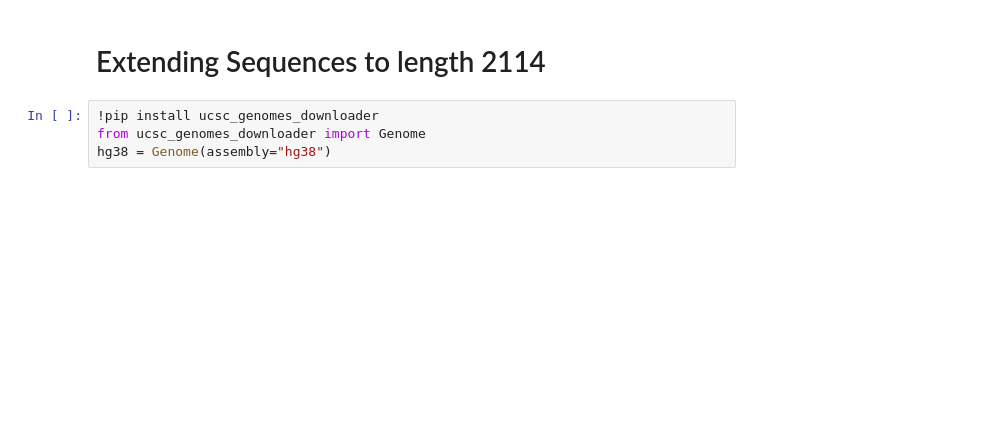
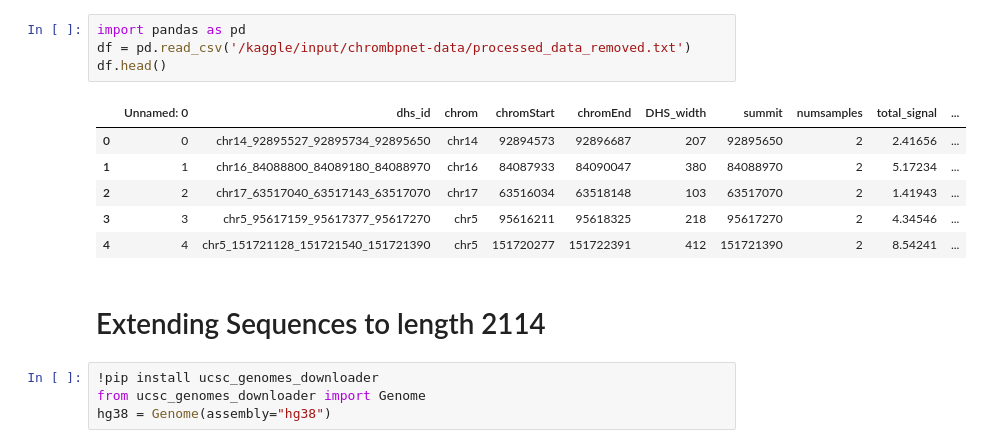
Before and after one commit to pinellolab/DNA-Diffusion, a Jupyter notebook: notebooks/experiments/chrombpnet-heatmap.ipynb, the cells around one changed output. Drawn from its saved outputs; the diff is of its cells as text; blank space fills up the shorter version.

```diff
--- a/notebooks/experiments/chrombpnet-heatmap.ipynb
+++ b/notebooks/experiments/chrombpnet-heatmap.ipynb
@@ -30,3 +30,14 @@ To enable them in other operations, rebuild TensorFlow with the appropriate comp
+# %%
+import pandas as pd
+df = pd.read_csv('/kaggle/input/chrombpnet-data/processed_data_removed.txt')
+df.head()
+# %% [output]
+|  | Unnamed: 0 | dhs_id | chrom | chromStart | chromEnd | DHS_width | summit | numsamples | total_signal | ... |
+| 0 | 0 | chr14_92895527_92895734_92895650 | chr14 | 92894573 | 92896687 | 207 | 92895650 | 2 | 2.41656 | ... |
+| 1 | 1 | chr16_84088800_84089180_84088970 | chr16 | 84087933 | 84090047 | 380 | 84088970 | 2 | 5.17234 | ... |
+| 2 | 2 | chr17_63517040_63517143_63517070 | chr17 | 63516034 | 63518148 | 103 | 63517070 | 2 | 1.41943 | ... |
+| 3 | 3 | chr5_95617159_95617377_95617270 | chr5 | 95616211 | 95618325 | 218 | 95617270 | 2 | 4.34546 | ... |
+| 4 | 4 | chr5_151721128_151721540_151721390 | chr5 | 151720277 | 151722391 | 412 | 151721390 | 2 | 8.54241 | ... |
 # %% [markdown]
 # Extending Sequences to length 2114
 # %%
```
Also changed, not shown: parts of 7 cells of this notebook.
